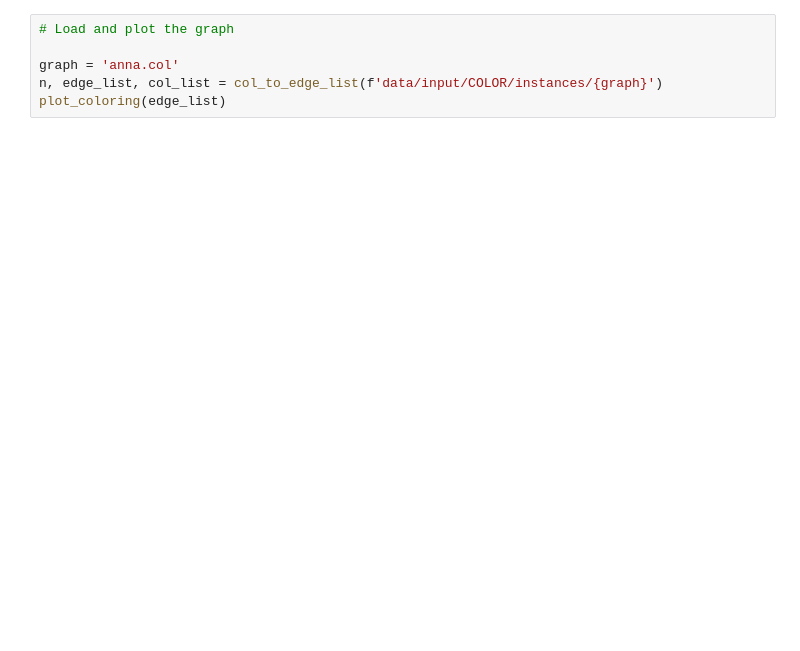
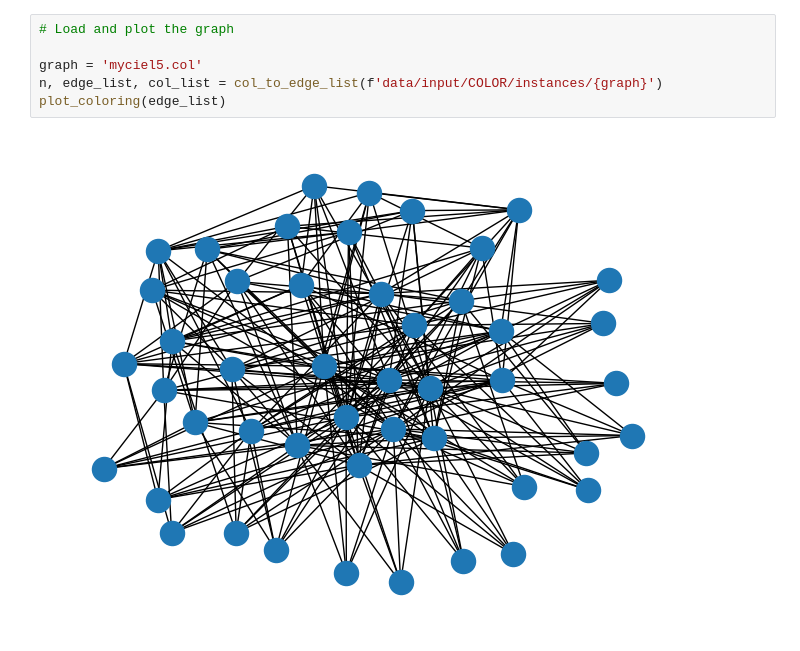
Before and after one commit to dipplestix/GNN, a Jupyter notebook: color_notebook.ipynb, the cells around one changed output. Drawn from its saved outputs; the diff is of its cells as text; blank space fills up the shorter version.

```diff
--- a/color_notebook.ipynb
+++ b/color_notebook.ipynb
@@ -66,9 +67,11 @@ class ColorGCN(nn.Module):
 # %%
 # Load and plot the graph
 
-graph = 'anna.col'
+graph = 'myciel5.col'
 n, edge_list, col_list = col_to_edge_list(f'data/input/COLOR/instances/{graph}')
 plot_coloring(edge_list)
+# %% [output]
+[figure, added]
 # %%
 # Run the graph model
 input_dim = 43
```
Also changed, not shown: parts of 7 cells of this notebook, 4 other files.
